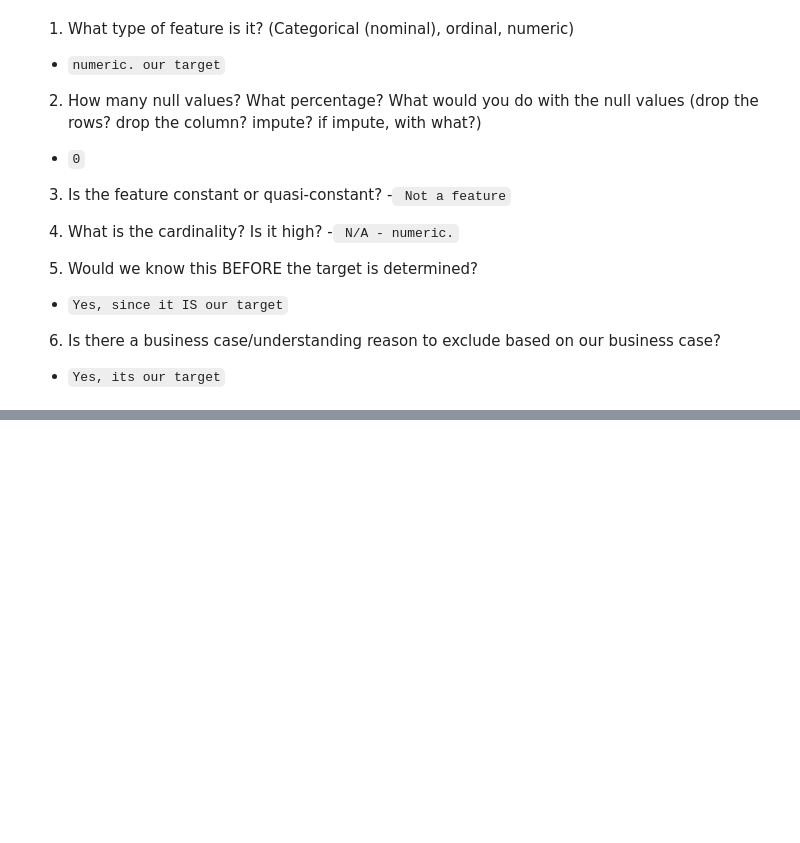
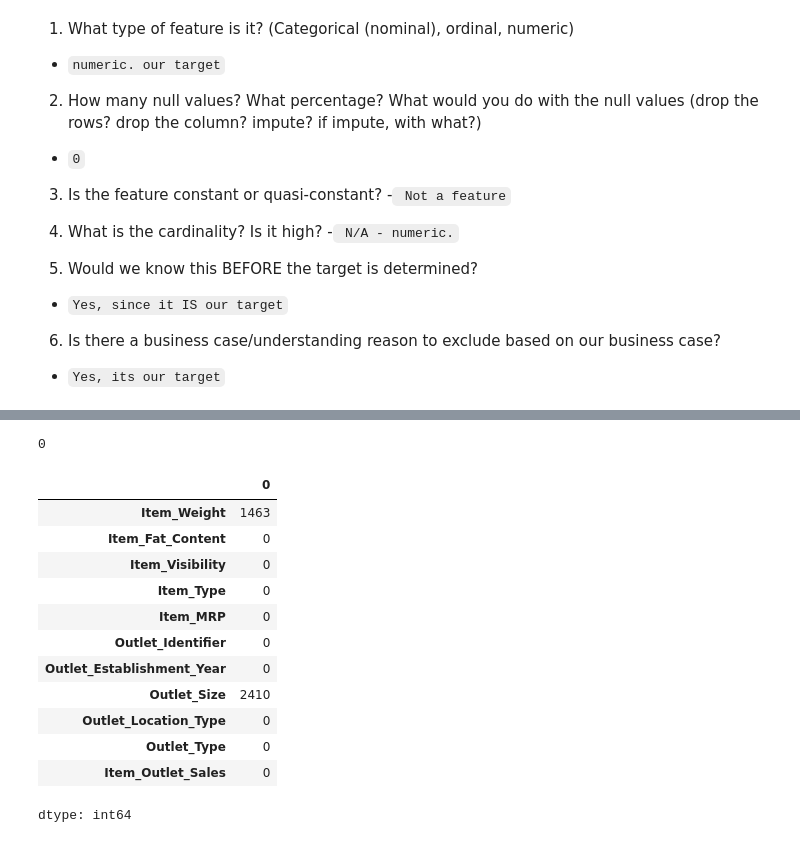
Before and after one commit to lailanajjar/Data-Science-Fundamental, a Jupyter notebook: Prediction_of_product_Sales_.ipynb, the cells around one changed output, grey strips where cells are left out. Saved outputs shown, nothing was run; the diff lists cells and outputs as text; code cells hidden in the pictures; blank space fills up the shorter version.

```diff
--- a/Prediction_of_product_Sales_.ipynb
+++ b/Prediction_of_product_Sales_.ipynb
@@ -1700,0 +1416,16 @@ X_train_processed.head()
+# %%
+# Import packages
+import pandas as pd
+import numpy as np
+import matplotlib.pyplot as plt
+import seaborn as sns
+pd.set_option('display.max_columns',100)
+import missingno
+from sklearn.model_selection import train_test_split
+from sklearn.compose import ColumnTransformer
+from sklearn.preprocessing import StandardScaler, OneHotEncoder, OrdinalEncoder
+from sklearn.pipeline import make_pipeline
+from sklearn.impute import SimpleImputer
+# Set pandas as the default output for sklearn
+from sklearn import set_config
+set_config(transform_output='pandas')
@@ -1700,0 +1492,22 @@ X_train_processed.head()
+# %%
+#  Checking for Duplicates
+df_sales_2.duplicated().sum()
+# %% [output]
+0
+# %%
+# Checking missing values
+df_sales_2.isna().sum()
+# %% [output]
+|  | 0 |
+| Item_Weight | 1463 |
+| Item_Fat_Content | 0 |
+| Item_Visibility | 0 |
+| Item_Type | 0 |
+| Item_MRP | 0 |
+| Outlet_Identifier | 0 |
+| Outlet_Establishment_Year | 0 |
+| Outlet_Size | 2410 |
+| Outlet_Location_Type | 0 |
+| Outlet_Type | 0 |
+| Item_Outlet_Sales | 0 |
+dtype: int64
```
Also changed, not shown: parts of 100 cells of this notebook.
